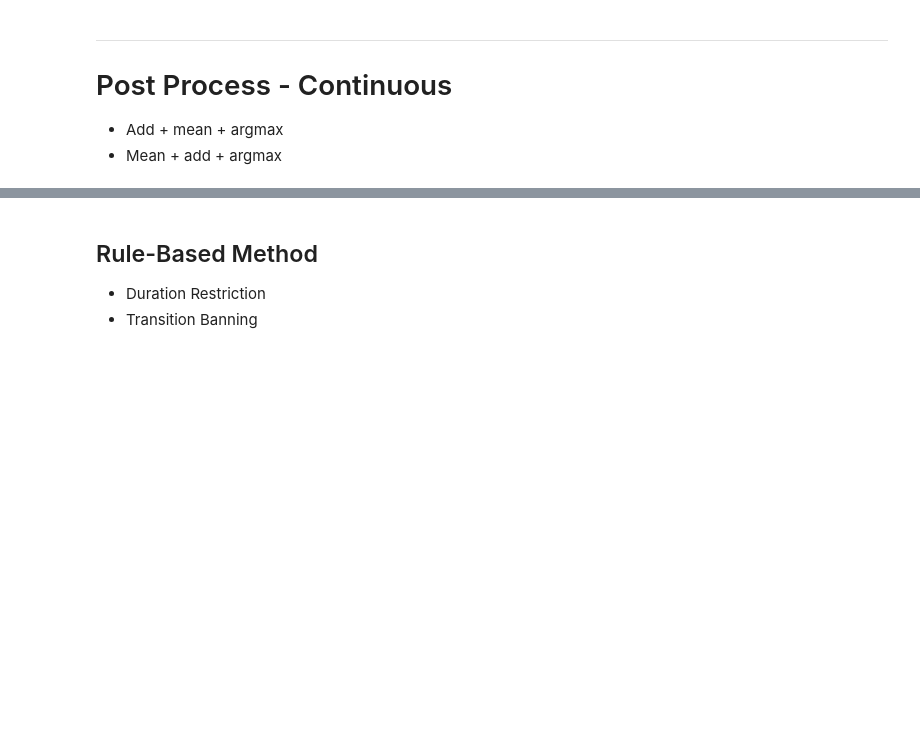
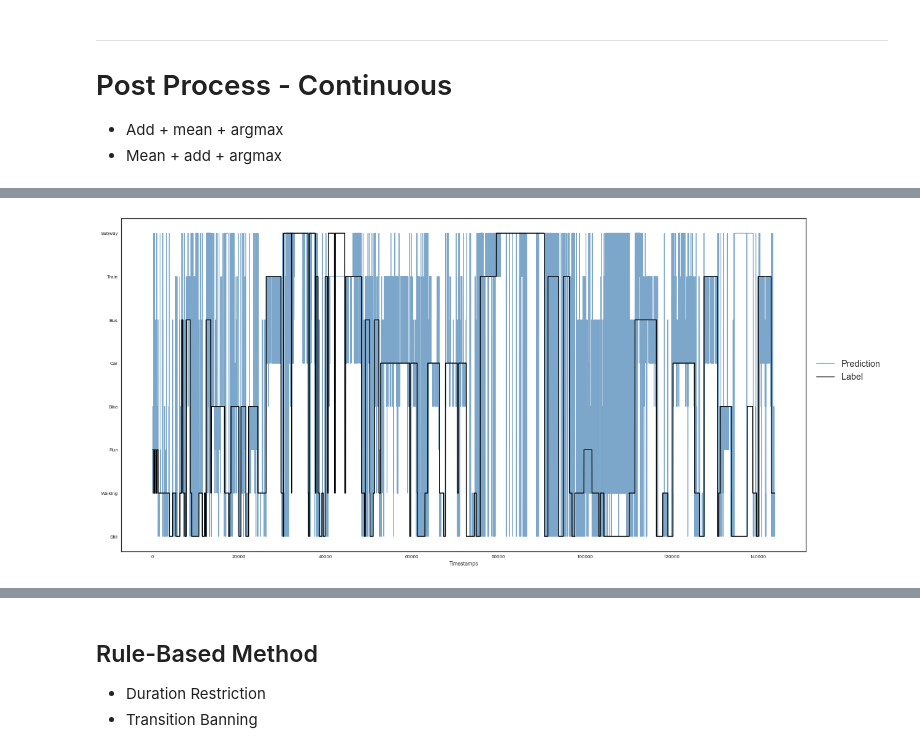
Before and after one commit to Ryanna-github/SHL2021, a Jupyter notebook: 2021-05-31_post_process.ipynb, the cells around one changed output, grey strips where cells are left out. Saved outputs shown, nothing was run; the diff lists cells and outputs as text; code cells hidden in the pictures; blank space fills up the shorter version.

```diff
--- a/2021-05-31_post_process.ipynb
+++ b/2021-05-31_post_process.ipynb
@@ -212,0 +209,4 @@ weighted avg       0.66      0.65      0.65    143958
+# %%
+plot_prediction(y_val, pred_mean)
+# %% [output]
+[figure, added]
```
Also changed, not shown: parts of 18 cells of this notebook, 3 other files.
